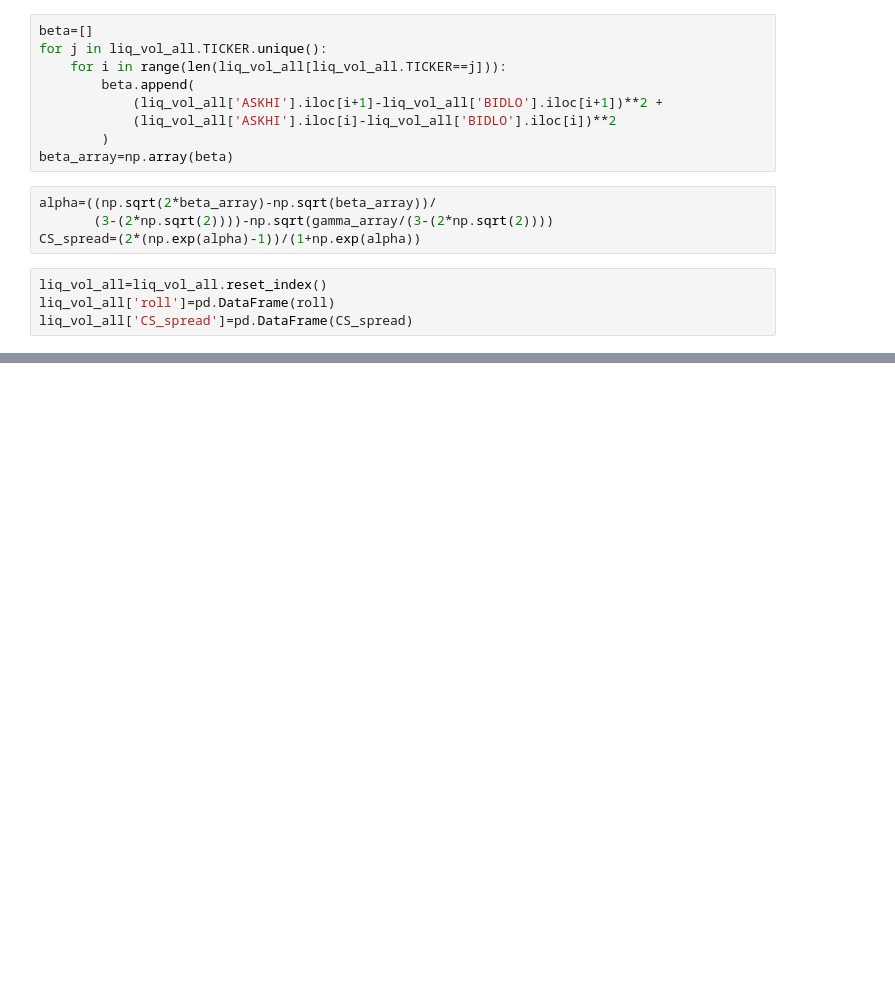
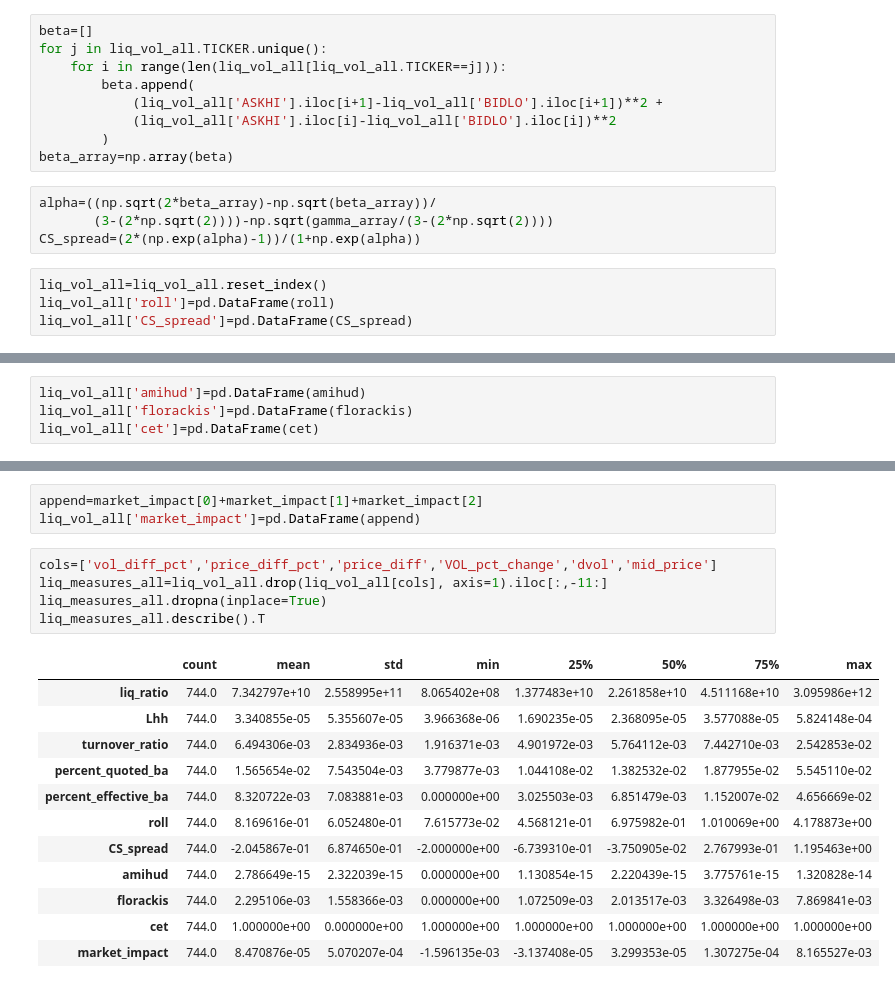
Before and after one commit to serah6057-beep/ML-For-Risk-Management, a Jupyter notebook: Ch7.ipynb, the cells around one changed output, grey strips where cells are left out. Drawn from its saved outputs; the diff is of its cells as text; blank space fills up the shorter version.

```diff
--- a/Ch7.ipynb
+++ b/Ch7.ipynb
@@ -158,0 +214,4 @@ liq_vol_all['CS_spread']=pd.DataFrame(CS_spread)
+# %%
+liq_vol_all['amihud']=pd.DataFrame(amihud)
+liq_vol_all['florackis']=pd.DataFrame(florackis)
+liq_vol_all['cet']=pd.DataFrame(cet)
@@ -158,0 +270,21 @@ liq_vol_all['CS_spread']=pd.DataFrame(CS_spread)
+# %%
+append=market_impact[0]+market_impact[1]+market_impact[2]
+liq_vol_all['market_impact']=pd.DataFrame(append)
+# %%
+cols=['vol_diff_pct','price_diff_pct','price_diff','VOL_pct_change','dvol','mid_price']
+liq_measures_all=liq_vol_all.drop(liq_vol_all[cols], axis=1).iloc[:,-11:]
+liq_measures_all.dropna(inplace=True)
+liq_measures_all.describe().T
+# %% [output]
+|  | count | mean | std | min | 25% | 50% | 75% | max |
+| liq_ratio | 744.0 | 7.342797e+10 | 2.558995e+11 | 8.065402e+08 | 1.377483e+10 | 2.261858e+10 | 4.511168e+10 | 3.095986e+12 |
+| Lhh | 744.0 | 3.340855e-05 | 5.355607e-05 | 3.966368e-06 | 1.690235e-05 | 2.368095e-05 | 3.577088e-05 | 5.824148e-04 |
+| turnover_ratio | 744.0 | 6.494306e-03 | 2.834936e-03 | 1.916371e-03 | 4.901972e-03 | 5.764112e-03 | 7.442710e-03 | 2.542853e-02 |
+| percent_quoted_ba | 744.0 | 1.565654e-02 | 7.543504e-03 | 3.779877e-03 | 1.044108e-02 | 1.382532e-02 | 1.877955e-02 | 5.545110e-02 |
+| percent_effective_ba | 744.0 | 8.320722e-03 | 7.083881e-03 | 0.000000e+00 | 3.025503e-03 | 6.851479e-03 | 1.152007e-02 | 4.656669e-02 |
+| roll | 744.0 | 8.169616e-01 | 6.052480e-01 | 7.615773e-02 | 4.568121e-01 | 6.975982e-01 | 1.010069e+00 | 4.178873e+00 |
+| CS_spread | 744.0 | -2.045867e-01 | 6.874650e-01 | -2.000000e+00 | -6.739310e-01 | -3.750905e-02 | 2.767993e-01 | 1.195463e+00 |
+| amihud | 744.0 | 2.786649e-15 | 2.322039e-15 | 0.000000e+00 | 1.130854e-15 | 2.220439e-15 | 3.775761e-15 | 1.320828e-14 |
+| florackis | 744.0 | 2.295106e-03 | 1.558366e-03 | 0.000000e+00 | 1.072509e-03 | 2.013517e-03 | 3.326498e-03 | 7.869841e-03 |
+| cet | 744.0 | 1.000000e+00 | 0.000000e+00 | 1.000000e+00 | 1.000000e+00 | 1.000000e+00 | 1.000000e+00 | 1.000000e+00 |
+| market_impact | 744.0 | 8.470876e-05 | 5.070207e-04 | -1.596135e-03 | -3.137408e-05 | 3.299353e-05 | 1.307275e-04 | 8.165527e-03 |
```
Also changed, not shown: parts of 32 cells of this notebook.
